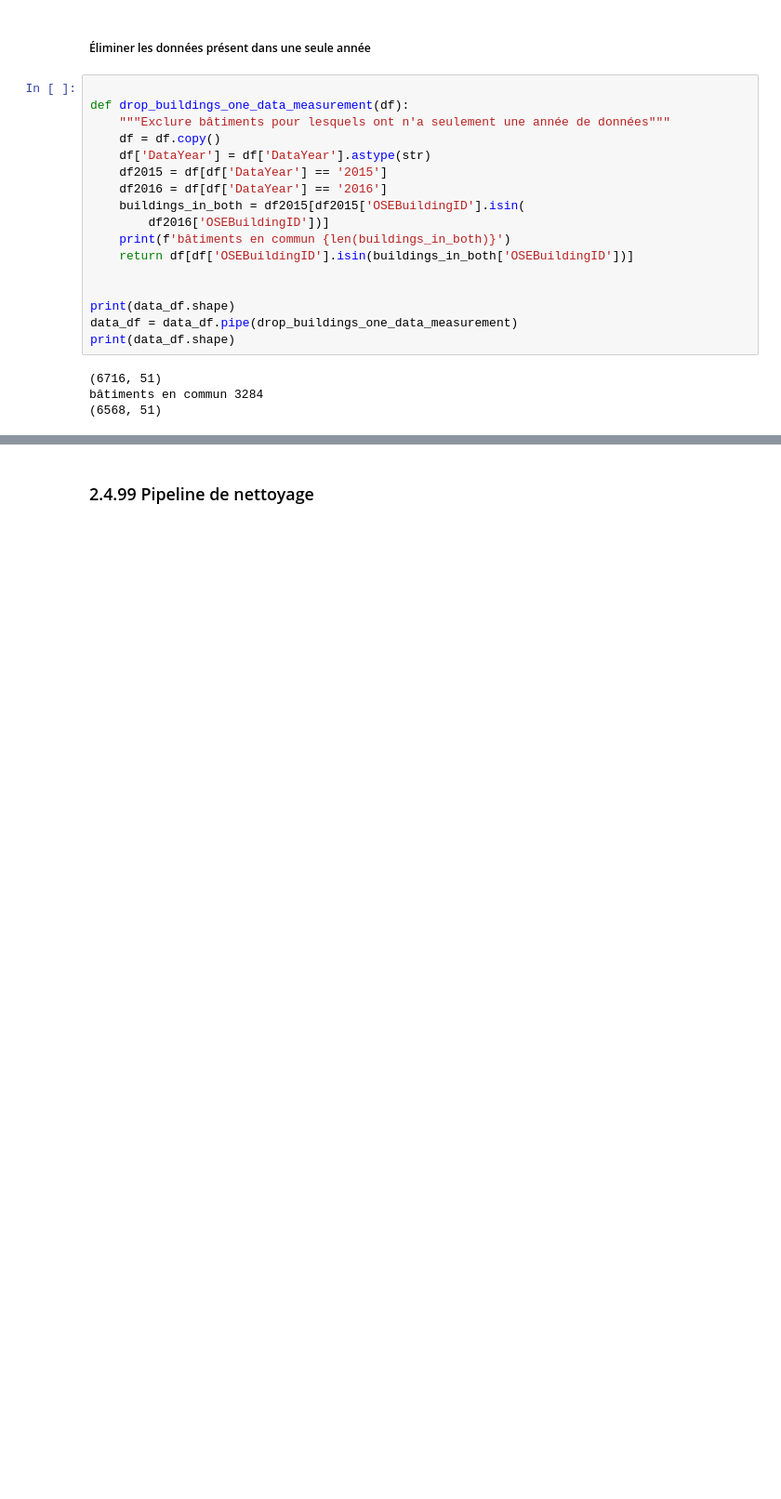
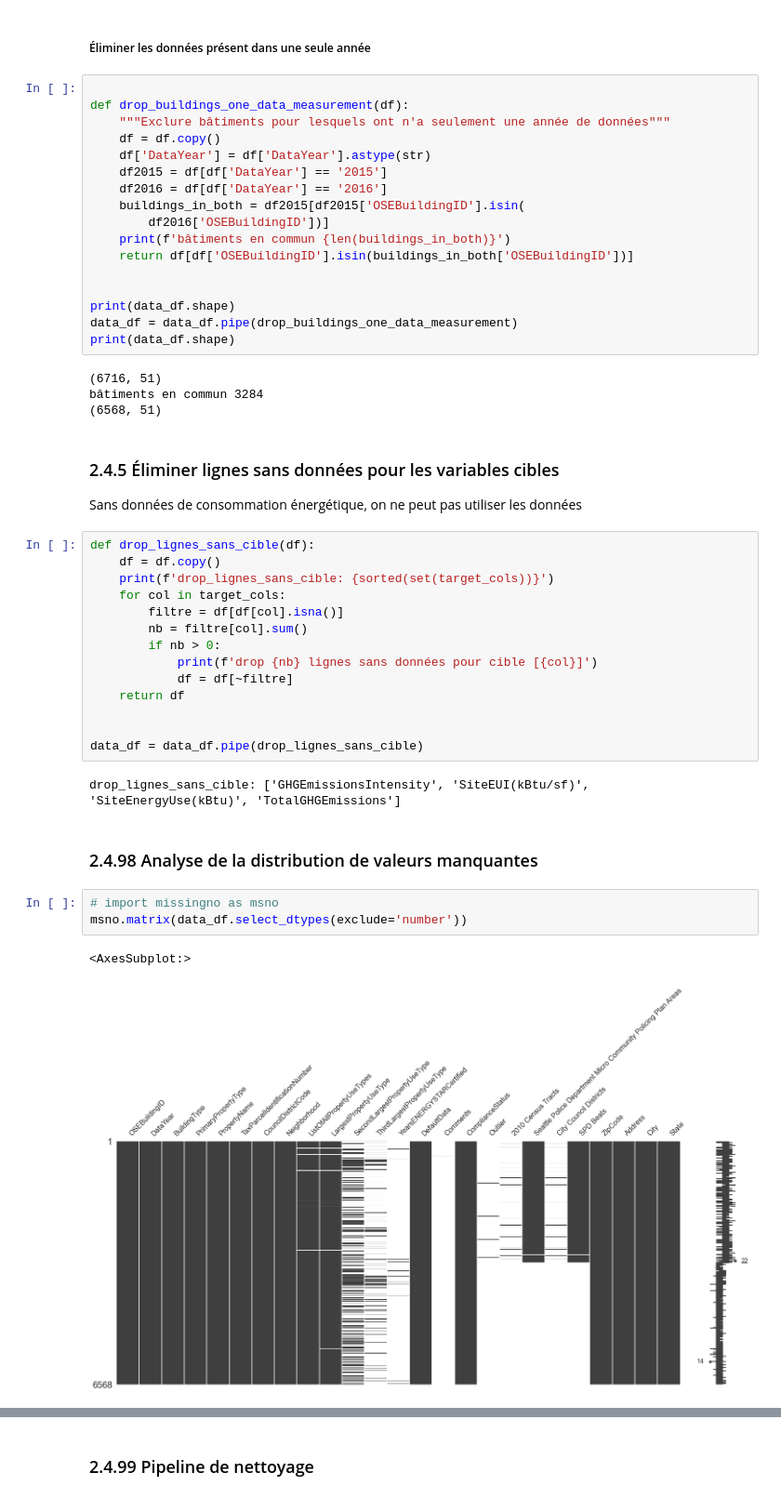
Before and after one commit to mrcreasey/oc-ds-p4-supervised-learning, a Jupyter notebook: Pélec_01_notebook.ipynb, the cells around one changed output, grey strips where cells are left out. Shown: that part at 93% size. Cells and saved outputs as stored; diff of their text form; blank space fills up the shorter version.

Commit message:
analyse missing values

```diff
--- a/Pélec_01_notebook.ipynb
+++ b/Pélec_01_notebook.ipynb
@@ -997,3 +998,31 @@ print(data_df.shape)
 (6716, 51)
 bâtiments en commun 3284
 (6568, 51)
+# %% [markdown]
+### 2.4.5 Éliminer lignes sans données pour les variables cibles
+
+Sans données de consommation énergétique, on ne peut pas utiliser les données
+# %%
+def drop_lignes_sans_cible(df):
+    df = df.copy()
+    print(f'drop_lignes_sans_cible: {sorted(set(target_cols))}')
+    for col in target_cols:
+        filtre = df[df[col].isna()]
+        nb = filtre[col].sum()
+        if nb > 0:
+            print(f'drop {nb} lignes sans données pour cible [{col}]')
+            df = df[~filtre]
+    return df
+
+
+data_df = data_df.pipe(drop_lignes_sans_cible)
+# %% [output]
+drop_lignes_sans_cible: ['GHGEmissionsIntensity', 'SiteEUI(kBtu/sf)', 'SiteEnergyUse(kBtu)', 'TotalGHGEmissions']
+# %% [markdown]
+### 2.4.98 Analyse de la distribution de valeurs manquantes
+# %%
+# import missingno as msno
+msno.matrix(data_df.select_dtypes(exclude='number'))
+# %% [output]
+<AxesSubplot:>
+[figure, added]
```
Also changed, not shown: parts of 5 cells of this notebook, 1 other file.
